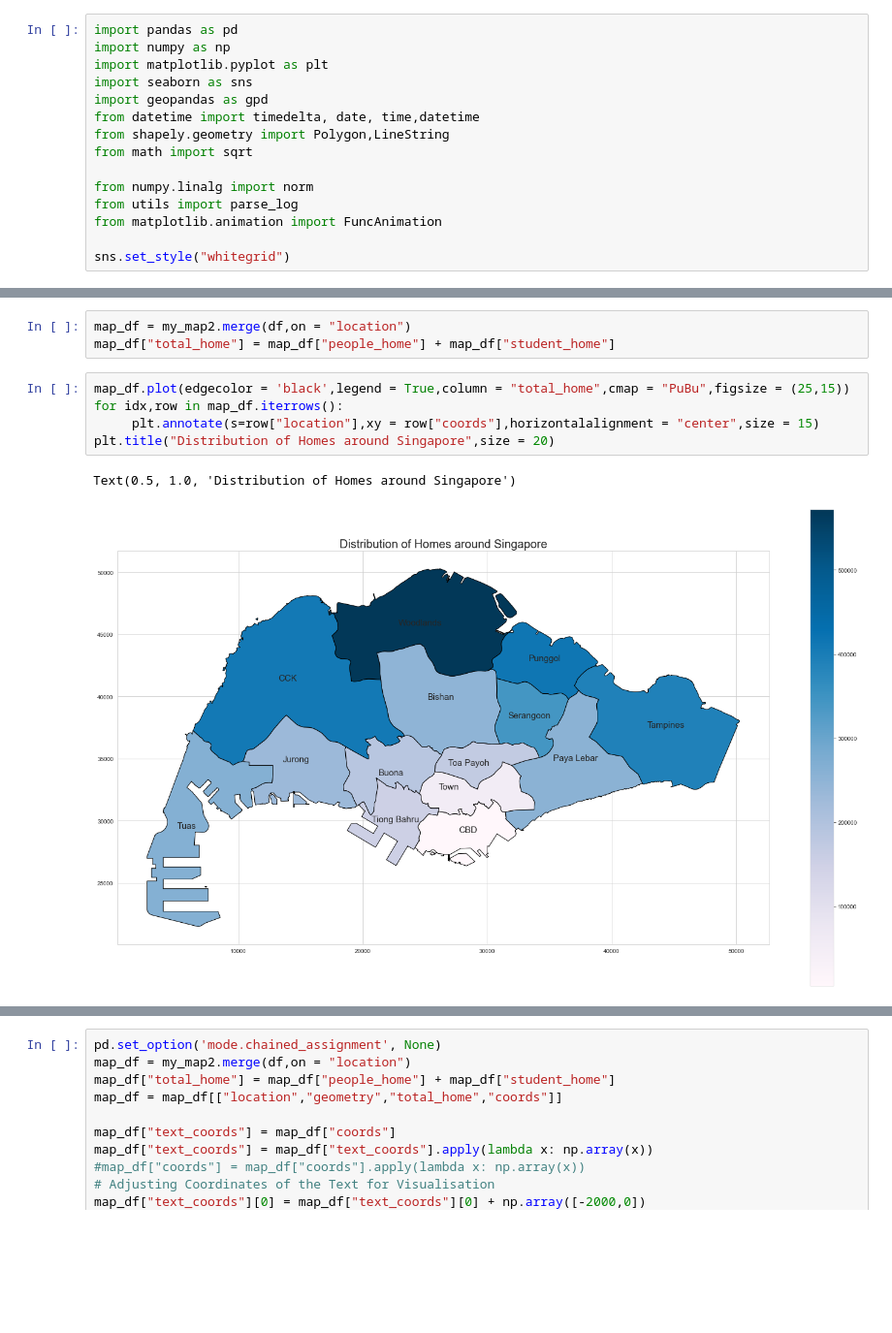
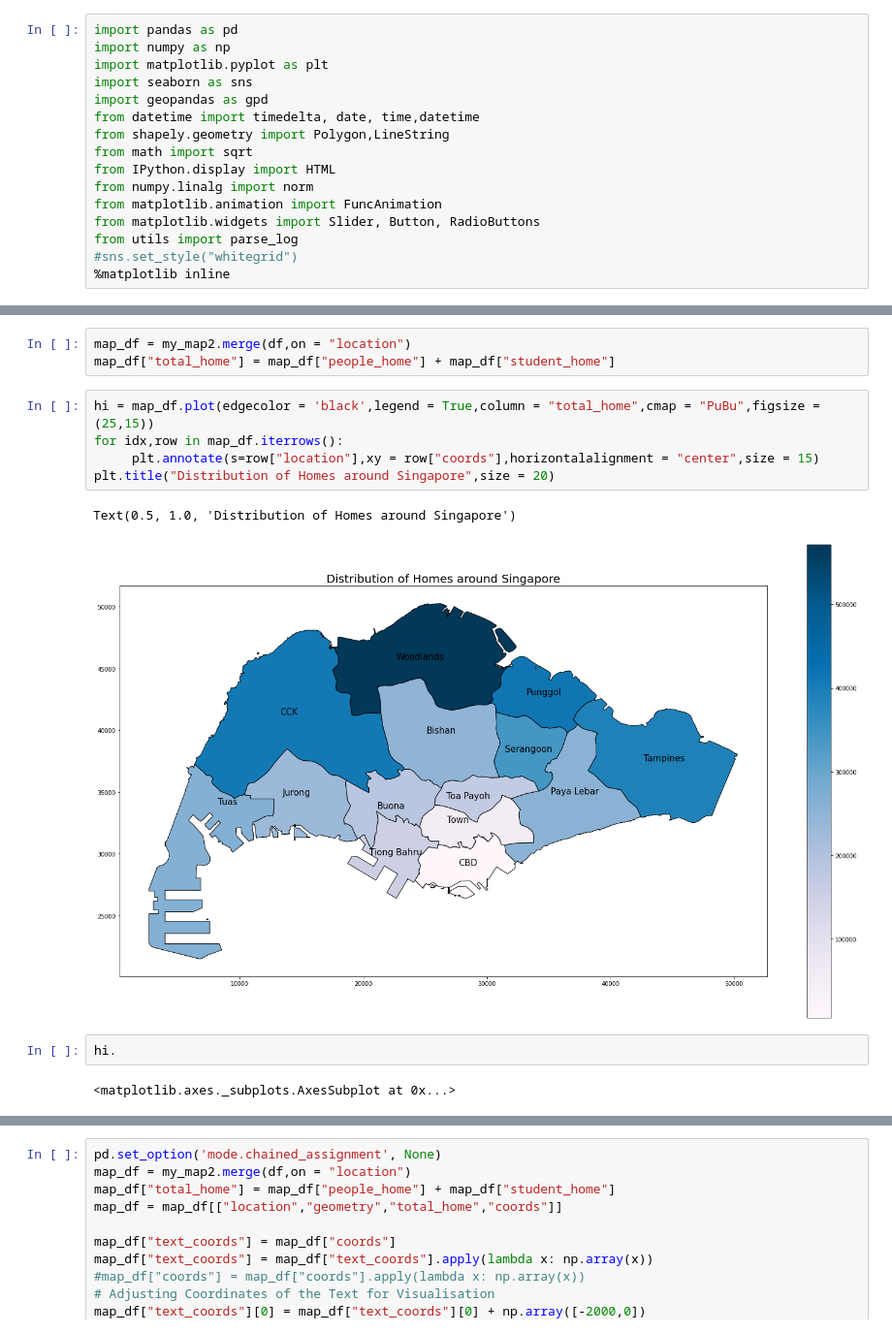
Before and after one commit to reoneo97/transport-abm, a Jupyter notebook: data_vis.ipynb, the cells around one changed output, grey strips where cells are left out. Shown at 97% size. Saved outputs shown, nothing was run; the diff lists cells and outputs as text; blank space fills up the shorter version.

```diff
--- a/data_vis.ipynb
+++ b/data_vis.ipynb
@@ -7,10 +7,11 @@ import geopandas as gpd
 from datetime import timedelta, date, time,datetime
 from shapely.geometry import Polygon,LineString
 from math import sqrt
-
+from IPython.display import HTML
 from numpy.linalg import norm
+from matplotlib.animation import FuncAnimation
+from matplotlib.widgets import Slider, Button, RadioButtons
 from utils import parse_log
-from matplotlib.animation import FuncAnimation
-
-sns.set_style("whitegrid")
+#sns.set_style("whitegrid")
+%matplotlib inline
 # %%
@@ -75,13 +74,17 @@ No handles with labels found to put in legend.
 map_df = my_map2.merge(df,on = "location")
 map_df["total_home"] = map_df["people_home"] + map_df["student_home"]
 # %%
-map_df.plot(edgecolor = 'black',legend = True,column = "total_home",cmap = "PuBu",figsize = (25,15))
+hi = map_df.plot(edgecolor = 'black',legend = True,column = "total_home",cmap = "PuBu",figsize = (25,15))
 for idx,row in map_df.iterrows():
      plt.annotate(s=row["location"],xy = row["coords"],horizontalalignment = "center",size = 15)
 plt.title("Distribution of Homes around Singapore",size = 20)
 # %% [output]
 Text(0.5, 1.0, 'Distribution of Homes around Singapore')
-[figure, old version]
+[figure, new version]
+# %%
+hi.
+# %% [output]
+<matplotlib.axes._subplots.AxesSubplot at 0x...>
 # %%
 map_df.plot(edgecolor = 'black',legend = True,column = "people_work",cmap = "PuBu",figsize = (25,15))
 for idx,row in map_df.iterrows():
```
Also changed, not shown: parts of 15 cells of this notebook, 6 other files.
